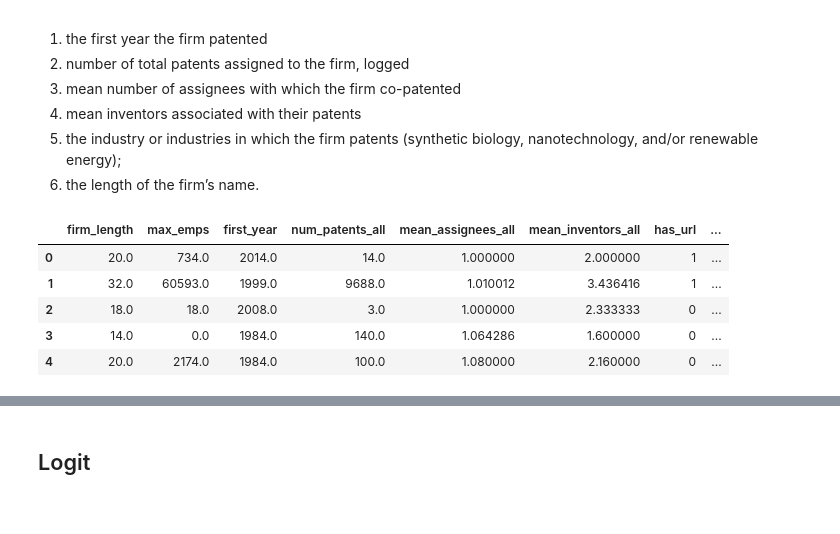
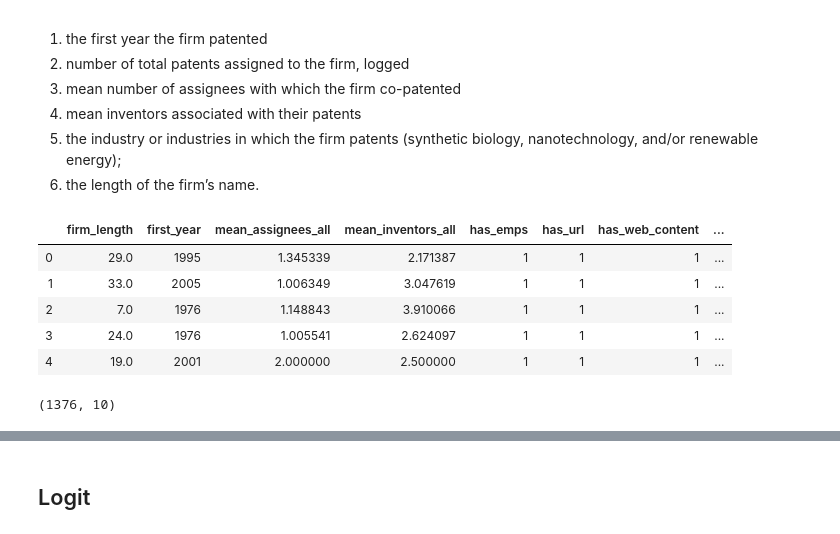
Before and after one commit to euphonic/EAGER, a Jupyter notebook: code/no_url_preds/predict-lack-of-url-v4.ipynb, the cells around one changed output, grey strips where cells are left out. Cells and saved outputs as stored; diff of their text form; code cells hidden in the pictures.

```diff
--- a/code/no_url_preds/predict-lack-of-url-v4.ipynb
+++ b/code/no_url_preds/predict-lack-of-url-v4.ipynb
@@ -80,16 +80,21 @@ firm_data_with_ys['log_max_emps'] = (firm_data_with_ys['max_emps'] + 1).apply(np
 firm_data_with_ys['num_industries'] = firm_data_with_ys['nano'] + firm_data_with_ys['synbio'] + firm_data_with_ys['green']
 # %%
 select_cols = [col for col in firm_data.columns if col in
-          ['has_emps', 'has_url', 'has_web_content', 'first_year', 'num_patents_all', 'mean_assignees_all', 'mean_inventors_all', 'num_industries', 'firm_length', 'max_emps']]
+          ['has_emps', 'has_url', 'has_web_content', 'first_year', 'log_num_patents_all', 'mean_assignees_all', 'mean_inventors_all', 'num_industries', 'firm_length', 'log_max_emps']]
 imputed_for_modeling = firm_data_with_ys[select_cols].fillna(0)
+imputed_for_modeling.to_csv('../../data/patents/measures/imputed_for_modeling.csv')
 imputed_for_modeling.head()
 # %% [output]
-|  | firm_length | max_emps | first_year | num_patents_all | mean_assignees_all | mean_inventors_all | has_url | ... |
-| 0 | 20.0 | 734.0 | 2014.0 | 14.0 | 1.000000 | 2.000000 | 1 | ... |
-| 1 | 32.0 | 60593.0 | 1999.0 | 9688.0 | 1.010012 | 3.436416 | 1 | ... |
-| 2 | 18.0 | 18.0 | 2008.0 | 3.0 | 1.000000 | 2.333333 | 0 | ... |
-| 3 | 14.0 | 0.0 | 1984.0 | 140.0 | 1.064286 | 1.600000 | 0 | ... |
-| 4 | 20.0 | 2174.0 | 1984.0 | 100.0 | 1.080000 | 2.160000 | 0 | ... |
+|  | firm_length | first_year | mean_assignees_all | mean_inventors_all | has_emps | has_url | has_web_content | ... |
+| 0 | 29.0 | 1995 | 1.345339 | 2.171387 | 1 | 1 | 1 | ... |
+| 1 | 33.0 | 2005 | 1.006349 | 3.047619 | 1 | 1 | 1 | ... |
+| 2 | 7.0 | 1976 | 1.148843 | 3.910066 | 1 | 1 | 1 | ... |
+| 3 | 24.0 | 1976 | 1.005541 | 2.624097 | 1 | 1 | 1 | ... |
+| 4 | 19.0 | 2001 | 2.000000 | 2.500000 | 1 | 1 | 1 | ... |
+# %%
+imputed_for_modeling.shape
+# %% [output]
+(1376, 10)
 # %%
 firm_data_with_ys.loc[(firm_data_with_ys['has_web_content'] == 1) & (firm_data_with_ys['has_emps'] == 1)].shape
 # %% [output]
```
Also changed, not shown: parts of 11 cells of this notebook, 9 other files.
